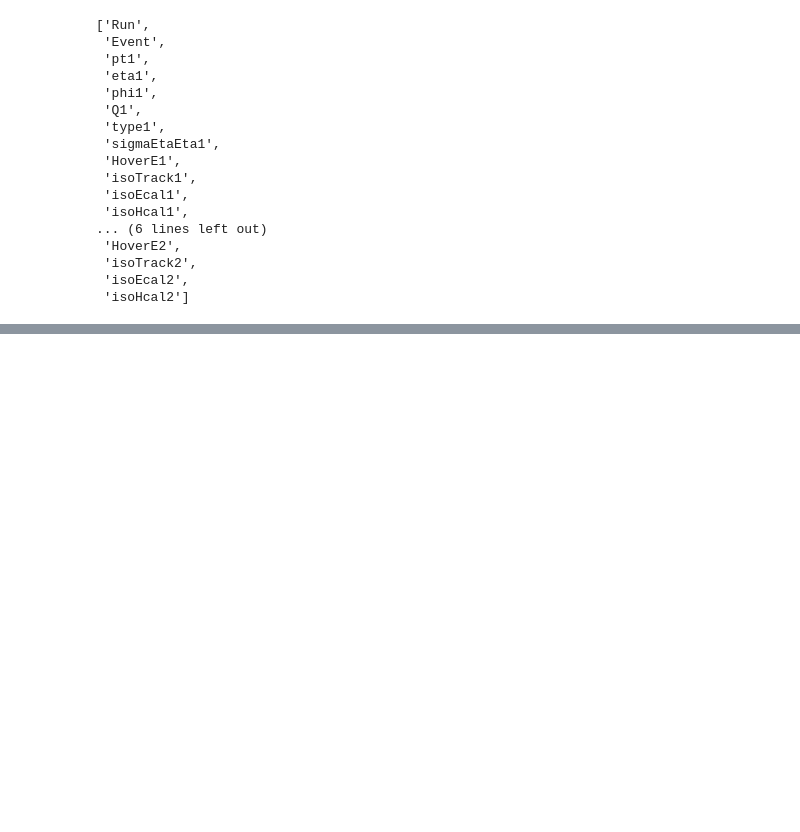
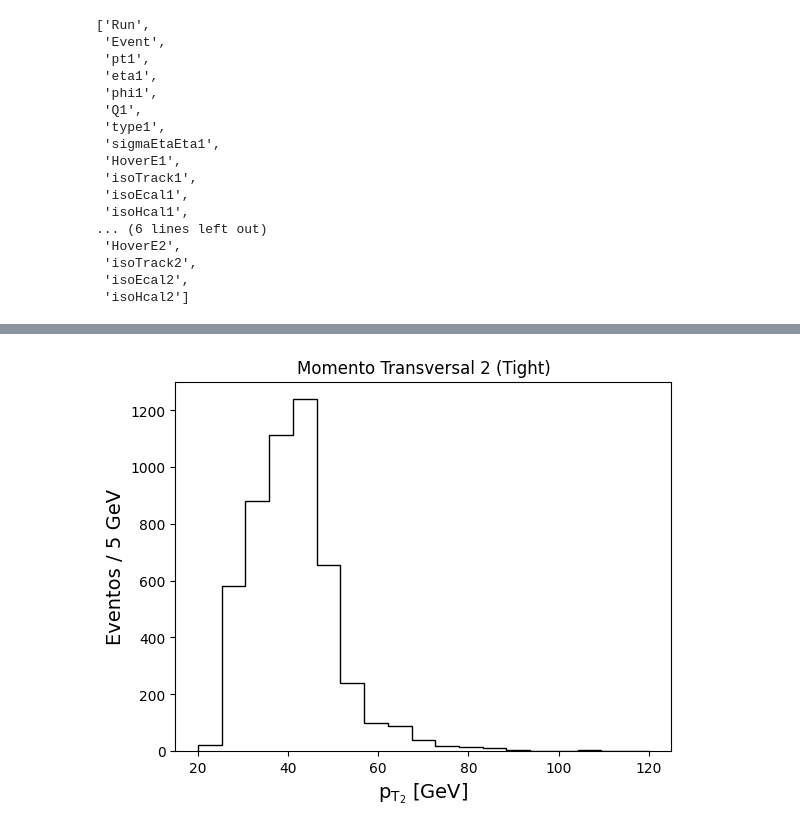
Before and after one commit to ProgramasParaFisicaDeParticulas/blindsampleanalysiswithcsv7-asierra-r, a Jupyter notebook: BlindSample_ASierraR.ipynb, the cells around one changed output, grey strips where cells are left out. Saved outputs shown, nothing was run; the diff lists cells and outputs as text; code cells hidden in the pictures; blank space fills up the shorter version.

```diff
--- a/BlindSample_ASierraR.ipynb
+++ b/BlindSample_ASierraR.ipynb
@@ -62,0 +140,12 @@ list(particles.columns)
+# %%
+bins = np.linspace(20, 120, 20)
+
+ax = plt.gca()
+ax.set_title("Momento Transversal 2 (Tight)")
+plt.hist(particlesT['pt2'], bins, histtype='step', color='black')
+plt.xlabel("$\mathregular{p_{T_2}}$ [GeV]", fontweight='normal', fontsize=14)
+plt.ylabel("Eventos / 5 GeV", fontweight='normal', fontsize=14)
+#ax.set_yscale("log")
+plt.show()
+# %% [output]
+[figure, added]
```
Also changed, not shown: parts of 35 cells of this notebook.
